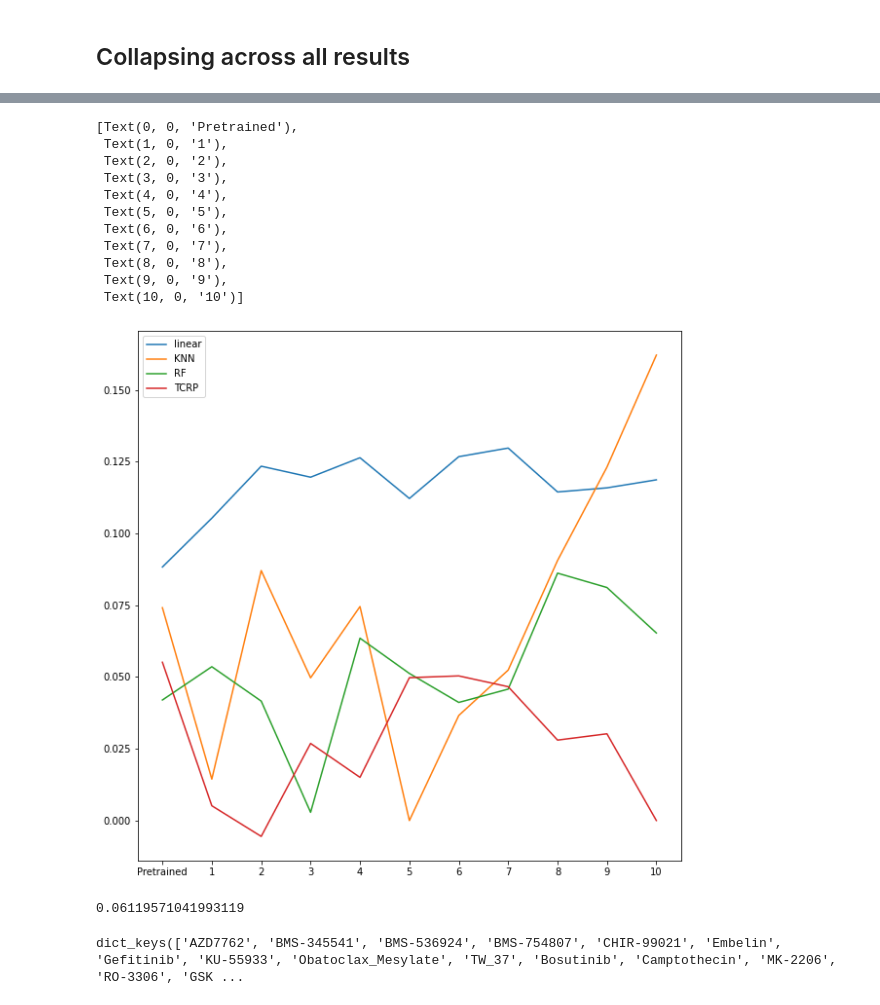
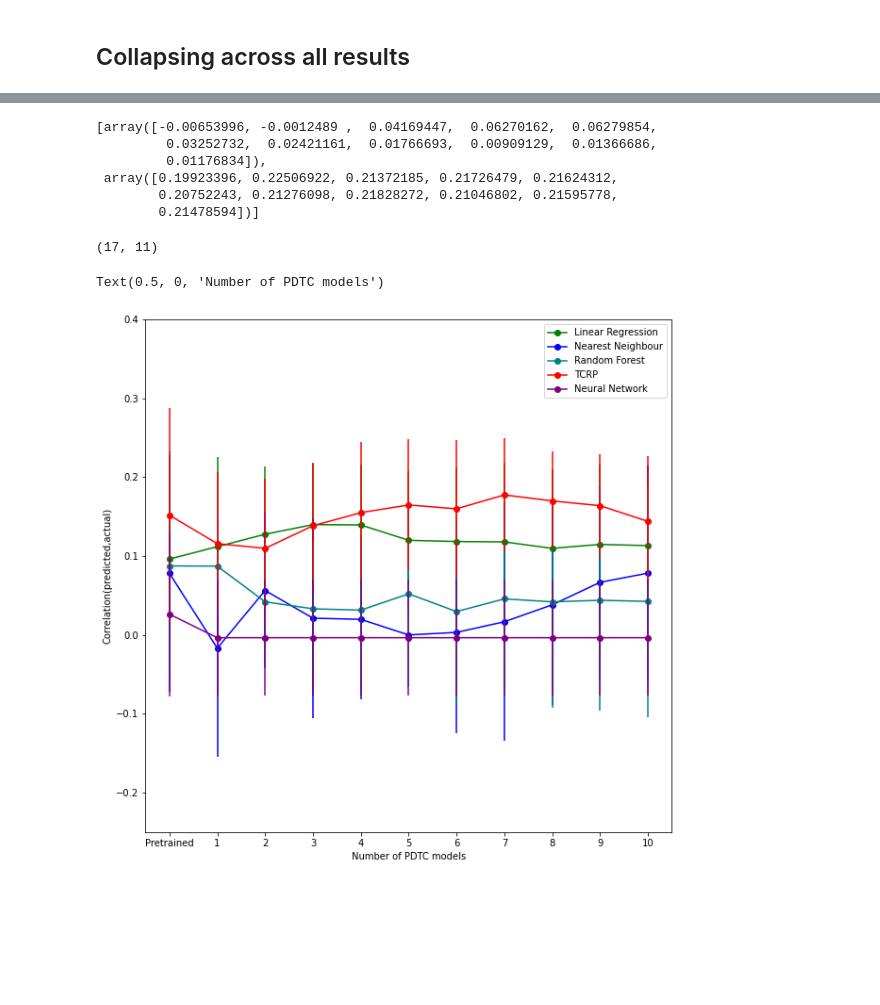
Before and after one commit to JDACS4C-IMPROVE/TCRP_pipeline, a Jupyter notebook: code/tcrp/model_comparisons/1-gather-baselines.ipynb, the cells around one changed output, grey strips where cells are left out. Cells and saved outputs as stored; diff of their text form; code cells hidden in the pictures; blank space fills up the shorter version.

```diff
--- a/code/tcrp/model_comparisons/1-gather-baselines.ipynb
+++ b/code/tcrp/model_comparisons/1-gather-baselines.ipynb
@@ -11,5 +7,5 @@ PDTC
 # %%
-datapath = Path("/data/baseline_performances/")
+datapath = Path("/data/merged_performances/baseline_performances/")
 # %%
 %%time
 
@@ -57,4 +32,7 @@ results
 # %%
 datapath = Path("/data/merged_performances/TCRP_performances/")
 # %%
-zero
+for i in os.listdir("/data/merged_performances/TCRP_performances/"):
+    drug_path = "/data/merged_performances/TCRP_performances/" + i + "/PDTC"
+    for j in os.listdir(drug_path):
+        os.system("mv {} {}/TCRP_performance.npz".format(drug_path+'/'+j,drug_path))
@@ -149,5 +94,5 @@ TCRP_results
 # %%
-results_by_baseline = {'Linear Regression': [], 'Nearest Neighbour': [], 'Ranjd': [],"TCRP":[],"NN":[]}
+results_by_baseline = {'Linear Regression': [], 'Nearest Neighbour': [], 'Random Forest': [],"TCRP":[],"Neural Network":[]}
 
 for drug, d in results.items():
     for tissue, d in d.items():
@@ -162,3 +109,12 @@ KeyError: 'Linear Regression'
 # %%
+import scipy.stats as st
+std_list = {"Linear Regression": [],"Nearest Neighbour": [],'Random Forest': [], 'TCRP': [], 'Neural Network': []}
 for model, ps in results_by_baseline.items():
-    print(np.mean(ps, axis=0))
+    min_ci = []
+    max_ci = []
+    for i in range(ps.shape[1]):
+        data = ps[:,i]
+        ci = st.t.interval(0.95, len(data)-1, loc=np.mean(data), scale=st.sem(data))
+        min_ci.append(ci[0])
+        max_ci.append(ci[1])
+    std_list[model].extend([np.array(min_ci),np.array(max_ci)])
@@ -174,32 +121,31 @@ for model, ps in results_by_baseline.items():
+# %%
+std_list["Linear Regression"]
+# %% [output]
+[array([-0.00653996, -0.0012489 ,  0.04169447,  0.06270162,  0.06279854,
+         0.03252732,  0.02421161,  0.01766693,  0.00909129,  0.01366686,
+         0.01176834]),
+ array([0.19923396, 0.22506922, 0.21372185, 0.21726479, 0.21624312,
+        0.20752243, 0.21276098, 0.21828272, 0.21046802, 0.21595778,
+        0.21478594])]
+# %%
+results_by_baseline["Neural Network"].shape
+# %% [output]
+(17, 11)
 # %%
 %matplotlib inline
 fig, ax = plt.subplots()
 fig.set_size_inches(10,10)
+color_dict={"Linear Regression":"green","Neural Network":"purple","Random Forest":"teal","Nearest Neighbour": "blue","TCRP":"red"}
 for model, ps in results_by_baseline.items():
-    ax.plot(np.arange(11), np.mean(ps, axis=0), label=model)
-
+    p = ax.plot(np.arange(11), np.mean(ps, axis=0),label=model,marker='o',color=color_dict[model])
+    ax.vlines(np.arange(11),std_list[model][0],std_list[model][1],color=color_dict[model])
 ax.legend()
 labels = ['Pretrained'] + [str(i) for i in range(1, 11)]
 ax.set_xticks(np.arange(11))
 ax.set_xticklabels(labels)
+plt.ylim((-0.25,0.4))
+plt.ylabel("Correlation(predicted,actual)")
+plt.xlabel("Number of PDTC models")
 # %% [output]
-[Text(0, 0, 'Pretrained'),
- Text(1, 0, '1'),
- Text(2, 0, '2'),
- Text(3, 0, '3'),
- Text(4, 0, '4'),
- Text(5, 0, '5'),
- Text(6, 0, '6'),
- Text(7, 0, '7'),
- Text(8, 0, '8'),
- Text(9, 0, '9'),
- Text(10, 0, '10')]
+Text(0.5, 0, 'Number of PDTC models')
-[figure, old version]
+[figure, new version]
-# %%
-np.mean(results["AZD7762"]["PDTC"]["TCRP"])
-# %% [output]
-0.06119571041993119
-# %%
-print(results.keys())
-# %% [output]
-dict_keys(['AZD7762', 'BMS-345541', 'BMS-536924', 'BMS-754807', 'CHIR-99021', 'Embelin', 'Gefitinib', 'KU-55933', 'Obatoclax_Mesylate', 'TW_37', 'Bosutinib', 'Camptothecin', 'MK-2206', 'RO-3306', 'GSK ...
```
Also changed, not shown: parts of 21 cells of this notebook.
